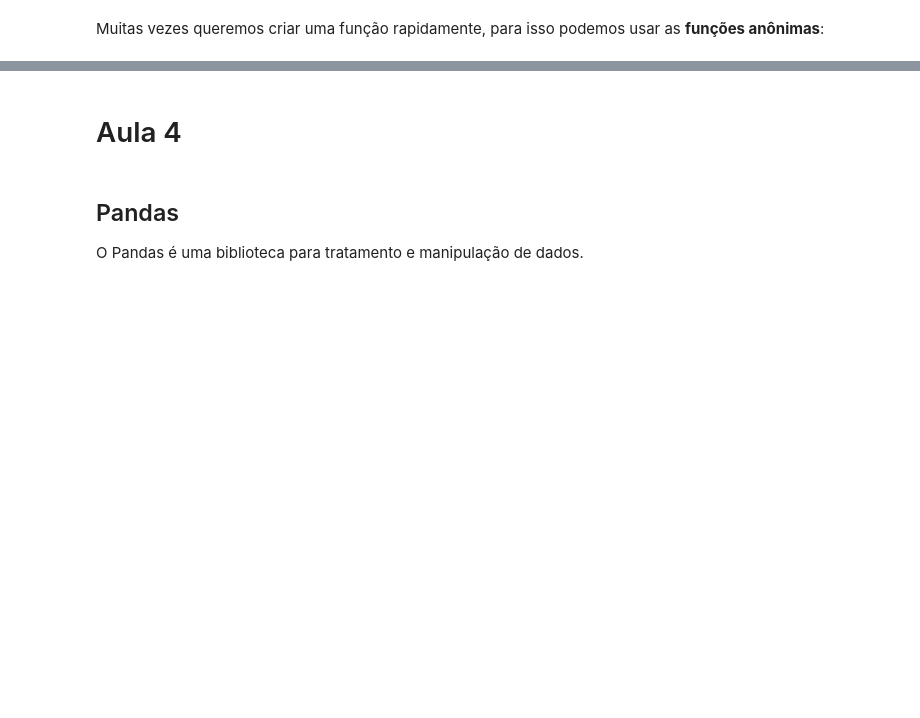
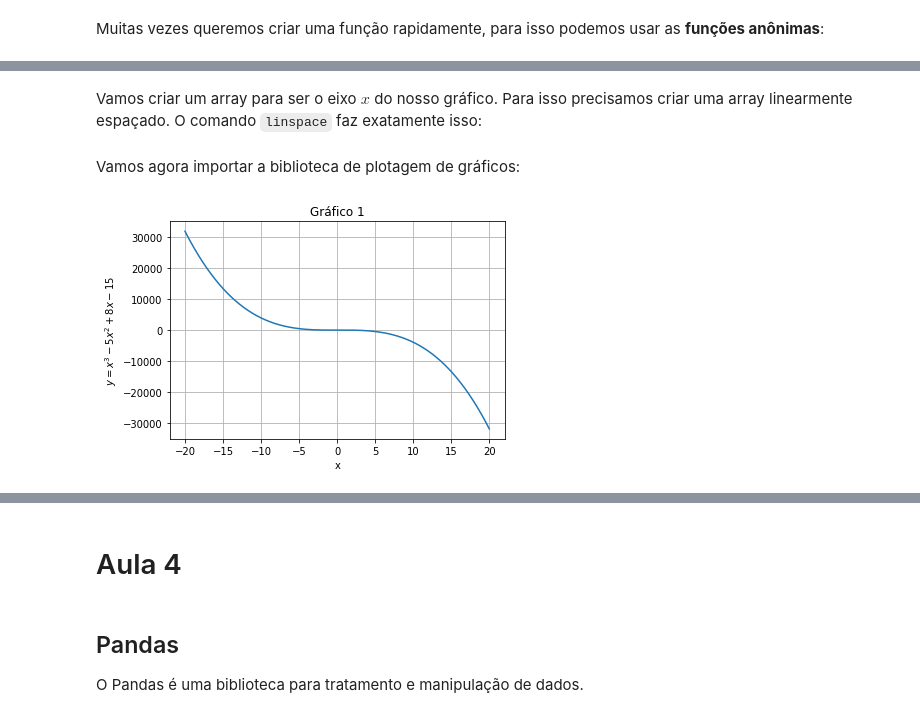
Before and after one commit to klaudioc/Python, a Jupyter notebook: CursoPython.ipynb, the cells around one changed output, grey strips where cells are left out. Cells and saved outputs as stored; diff of their text form; code cells hidden in the pictures; blank space fills up the shorter version.

````diff
--- a/CursoPython.ipynb
+++ b/CursoPython.ipynb
@@ -600,0 +999,3 @@ f4(5)
+# %%
+x = np.matmul(Ainv,B)
+x
@@ -600,0 +1025,10 @@ f4(5)
+# %%
+f = lambda x: x**3 - 5*x**3 + 8*x - 15
+# %% [markdown]
+Vamos criar um array para ser o eixo $x$ do nosso gráfico. Para isso precisamos criar uma array linearmente espaçado. O comando ```linspace``` faz exatamente isso:
+# %%
+x = np.linspace(-20,20,2000) # criamos um array que vai de -20 a 20 com 2000 pontos
+# %%
+y = f(x)
+# %% [markdown]
+Vamos agora importar a biblioteca de plotagem de gráficos:
@@ -600,0 +1037,10 @@ f4(5)
+# %%
+plt.figure() # cria a figura
+plt.plot(x,y) # plota o gráfico
+plt.xlabel('x') # rótulo para o eixo x
+plt.ylabel(r'$y = x^3 - 5x^2 + 8x - 15$') # rótulo para o eixo y
+plt.title('Gráfico 1') # título do gráfico
+plt.grid(True) # coloca uma grade no gráfico
+plt.show()
+# %% [output]
+[figure, added]
````
Also changed, not shown: parts of 186 cells of this notebook.
